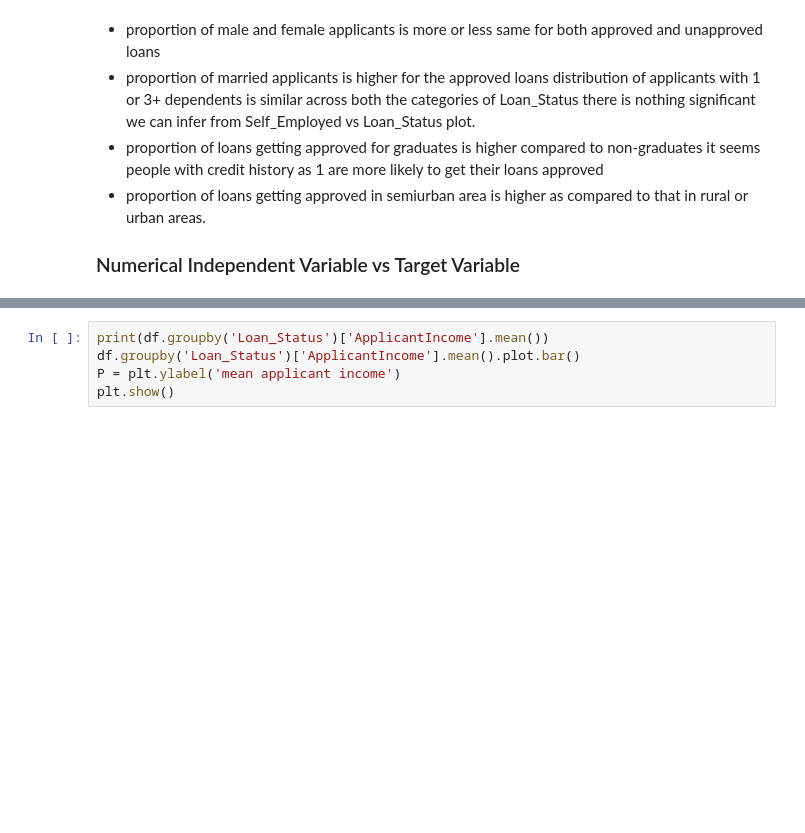
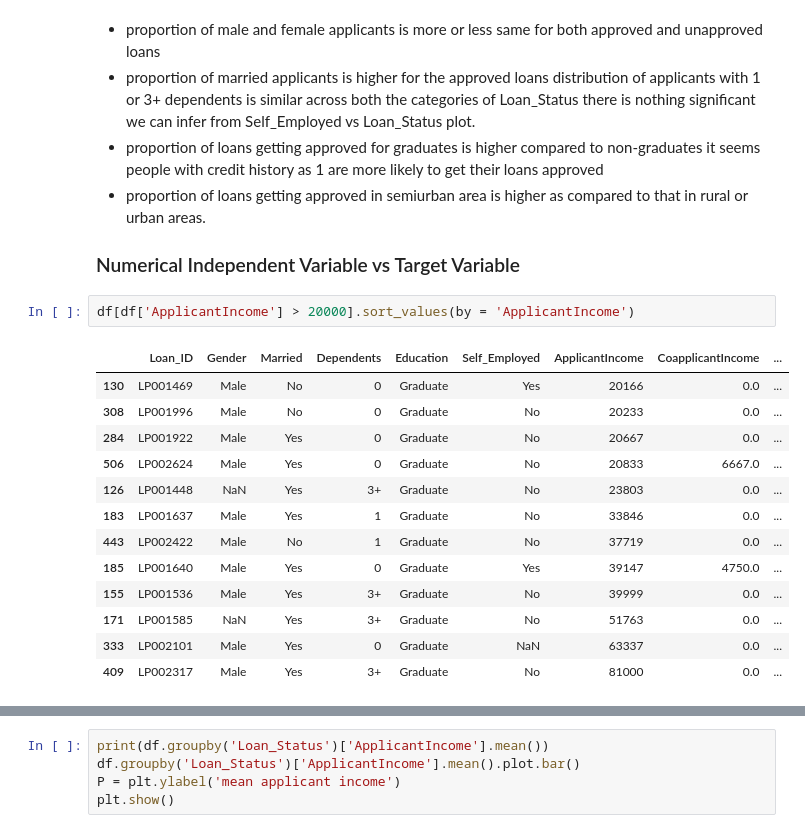
Before and after one commit to saritmaitra/Loan_approval_system, a Jupyter notebook: EDA_Loan_Approval_System.ipynb, the cells around one changed output, grey strips where cells are left out. Cells and saved outputs as stored; diff of their text form; blank space fills up the shorter version.

```diff
--- a/EDA_Loan_Approval_System.ipynb
+++ b/EDA_Loan_Approval_System.ipynb
@@ -339,3 +351,19 @@ distribution of applicants with 1 or 3+ dependents is similar across both the ca
 - proportion of loans getting approved for graduates is higher compared to non-graduates it seems people with credit history as 1 are more likely to get their loans approved
 - proportion of loans getting approved in semiurban area is higher as compared to that in rural or urban areas.
 ### Numerical Independent Variable vs Target Variable
+# %%
+df[df['ApplicantIncome'] > 20000].sort_values(by = 'ApplicantIncome')
+# %% [output]
+|  | Loan_ID | Gender | Married | Dependents | Education | Self_Employed | ApplicantIncome | CoapplicantIncome | ... |
+| 130 | LP001469 | Male | No | 0 | Graduate | Yes | 20166 | 0.0 | ... |
+| 308 | LP001996 | Male | No | 0 | Graduate | No | 20233 | 0.0 | ... |
+| 284 | LP001922 | Male | Yes | 0 | Graduate | No | 20667 | 0.0 | ... |
+| 506 | LP002624 | Male | Yes | 0 | Graduate | No | 20833 | 6667.0 | ... |
+| 126 | LP001448 | NaN | Yes | 3+ | Graduate | No | 23803 | 0.0 | ... |
+| 183 | LP001637 | Male | Yes | 1 | Graduate | No | 33846 | 0.0 | ... |
+| 443 | LP002422 | Male | No | 1 | Graduate | No | 37719 | 0.0 | ... |
+| 185 | LP001640 | Male | Yes | 0 | Graduate | Yes | 39147 | 4750.0 | ... |
+| 155 | LP001536 | Male | Yes | 3+ | Graduate | No | 39999 | 0.0 | ... |
+| 171 | LP001585 | NaN | Yes | 3+ | Graduate | No | 51763 | 0.0 | ... |
+| 333 | LP002101 | Male | Yes | 0 | Graduate | NaN | 63337 | 0.0 | ... |
+| 409 | LP002317 | Male | Yes | 3+ | Graduate | No | 81000 | 0.0 | ... |
```
Also changed, not shown: parts of 13 cells of this notebook.
